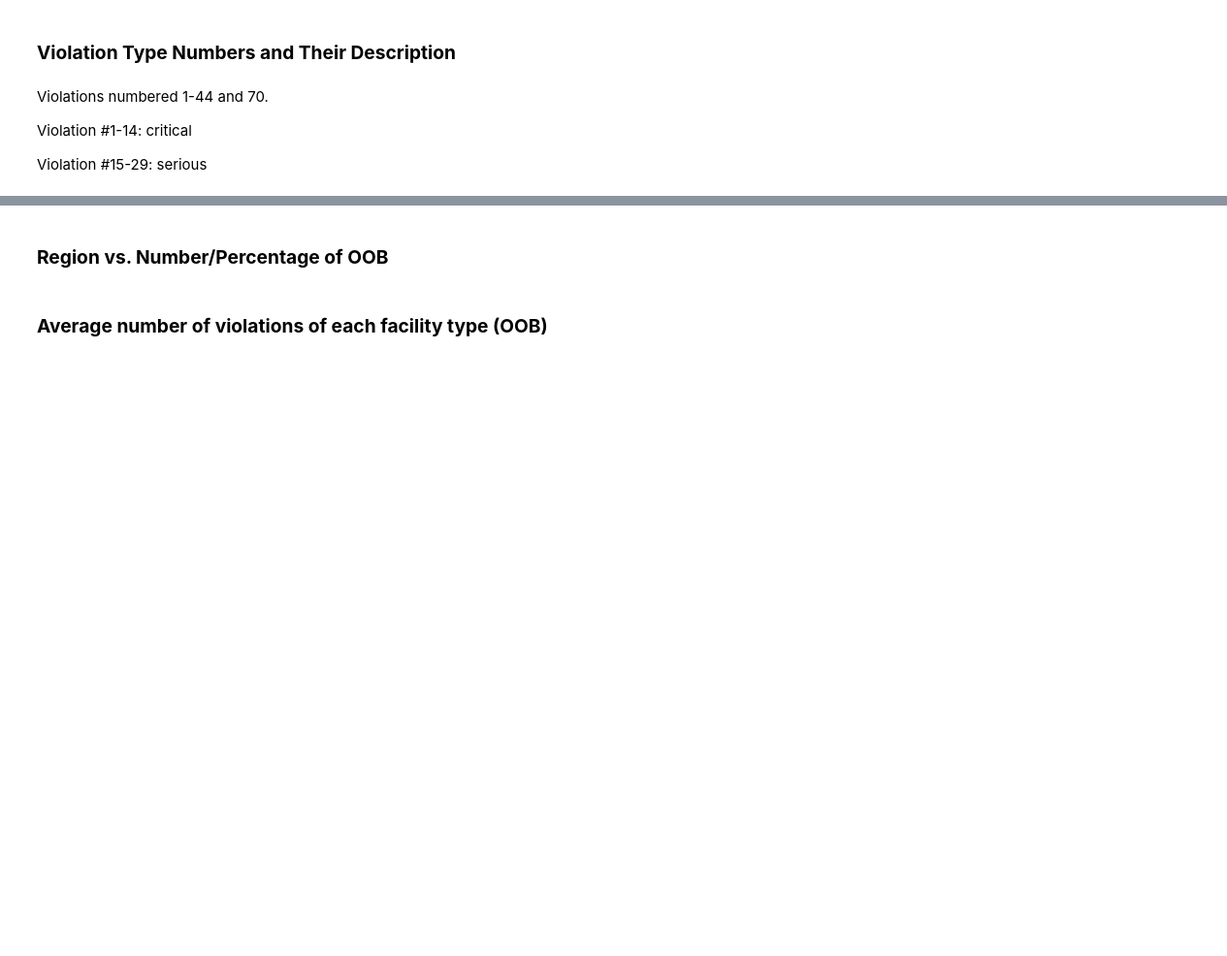
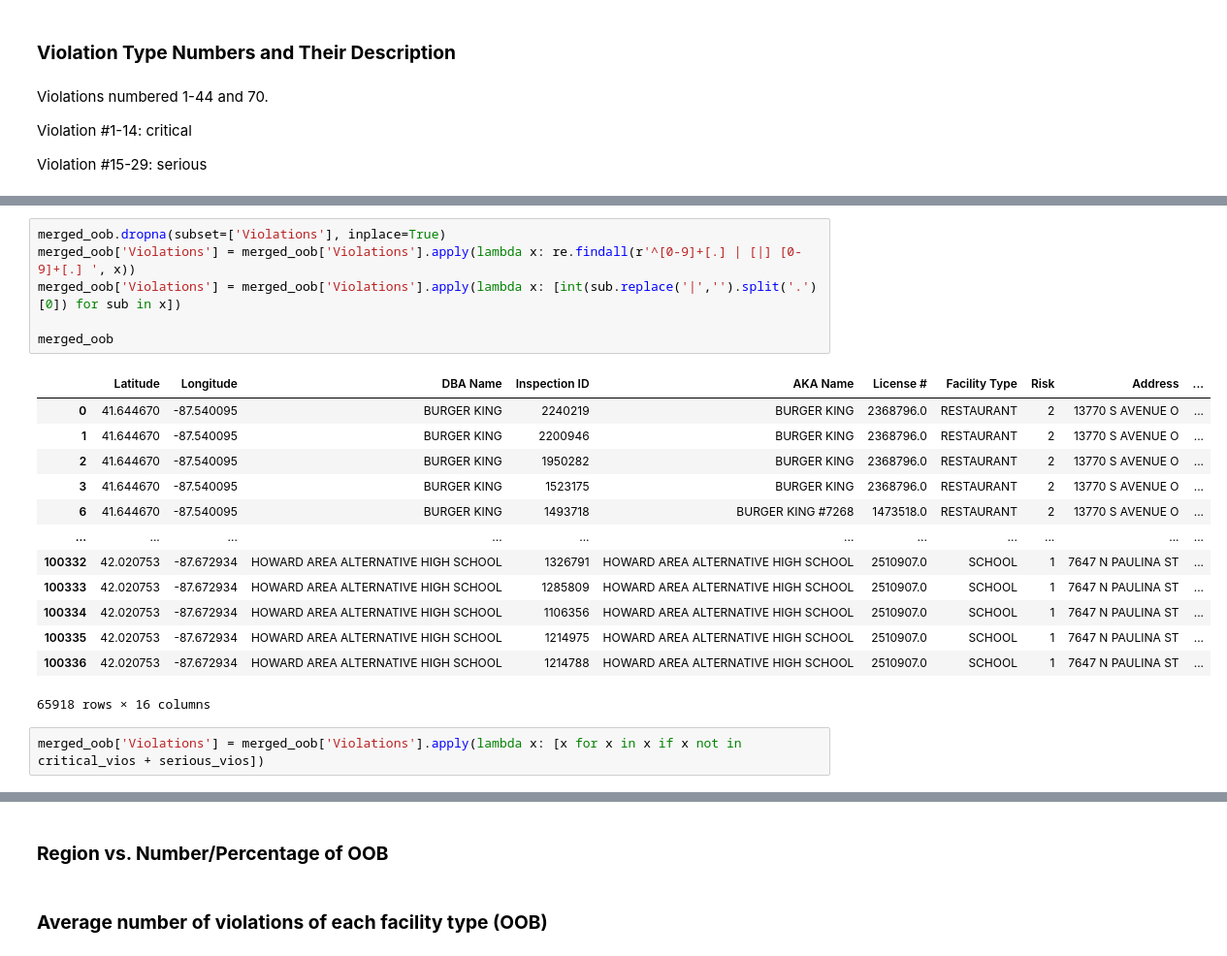
Before and after one commit to RubinDaija/epfl-ada-2019-project, a Jupyter notebook: new_project_violations.ipynb, the cells around one changed output, grey strips where cells are left out. Shown: that part at 97% size. Saved outputs shown, nothing was run; the diff lists cells and outputs as text; blank space fills up the shorter version.

```diff
--- a/new_project_violations.ipynb
+++ b/new_project_violations.ipynb
@@ -796,0 +814,22 @@ vio_descr.head(50)
+# %%
+merged_oob.dropna(subset=['Violations'], inplace=True)
+merged_oob['Violations'] = merged_oob['Violations'].apply(lambda x: re.findall(r'^[0-9]+[.] | [|] [0-9]+[.] ', x))
+merged_oob['Violations'] = merged_oob['Violations'].apply(lambda x: [int(sub.replace('|','').split('.')[0]) for sub in x])
+
+merged_oob
+# %% [output]
+|  | Latitude | Longitude | DBA Name | Inspection ID | AKA Name | License # | Facility Type | Risk | Address | ... |
+| 0 | 41.644670 | -87.540095 | BURGER KING | 2240219 | BURGER KING | 2368796.0 | RESTAURANT | 2 | 13770 S AVENUE O | ... |
+| 1 | 41.644670 | -87.540095 | BURGER KING | 2200946 | BURGER KING | 2368796.0 | RESTAURANT | 2 | 13770 S AVENUE O | ... |
+| 2 | 41.644670 | -87.540095 | BURGER KING | 1950282 | BURGER KING | 2368796.0 | RESTAURANT | 2 | 13770 S AVENUE O | ... |
+| 3 | 41.644670 | -87.540095 | BURGER KING | 1523175 | BURGER KING | 2368796.0 | RESTAURANT | 2 | 13770 S AVENUE O | ... |
+| 6 | 41.644670 | -87.540095 | BURGER KING | 1493718 | BURGER KING #7268 | 1473518.0 | RESTAURANT | 2 | 13770 S AVENUE O | ... |
+| ... | ... | ... | ... | ... | ... | ... | ... | ... | ... | ... |
+| 100332 | 42.020753 | -87.672934 | HOWARD AREA ALTERNATIVE HIGH SCHOOL | 1326791 | HOWARD AREA ALTERNATIVE HIGH SCHOOL | 2510907.0 | SCHOOL | 1 | 7647 N PAULINA ST | ... |
+| 100333 | 42.020753 | -87.672934 | HOWARD AREA ALTERNATIVE HIGH SCHOOL | 1285809 | HOWARD AREA ALTERNATIVE HIGH SCHOOL | 2510907.0 | SCHOOL | 1 | 7647 N PAULINA ST | ... |
+| 100334 | 42.020753 | -87.672934 | HOWARD AREA ALTERNATIVE HIGH SCHOOL | 1106356 | HOWARD AREA ALTERNATIVE HIGH SCHOOL | 2510907.0 | SCHOOL | 1 | 7647 N PAULINA ST | ... |
+| 100335 | 42.020753 | -87.672934 | HOWARD AREA ALTERNATIVE HIGH SCHOOL | 1214975 | HOWARD AREA ALTERNATIVE HIGH SCHOOL | 2510907.0 | SCHOOL | 1 | 7647 N PAULINA ST | ... |
+| 100336 | 42.020753 | -87.672934 | HOWARD AREA ALTERNATIVE HIGH SCHOOL | 1214788 | HOWARD AREA ALTERNATIVE HIGH SCHOOL | 2510907.0 | SCHOOL | 1 | 7647 N PAULINA ST | ... |
+65918 rows × 16 columns
+# %%
+merged_oob['Violations'] = merged_oob['Violations'].apply(lambda x: [x for x in x if x not in critical_vios + serious_vios])
```
Also changed, not shown: parts of 11 cells of this notebook.
